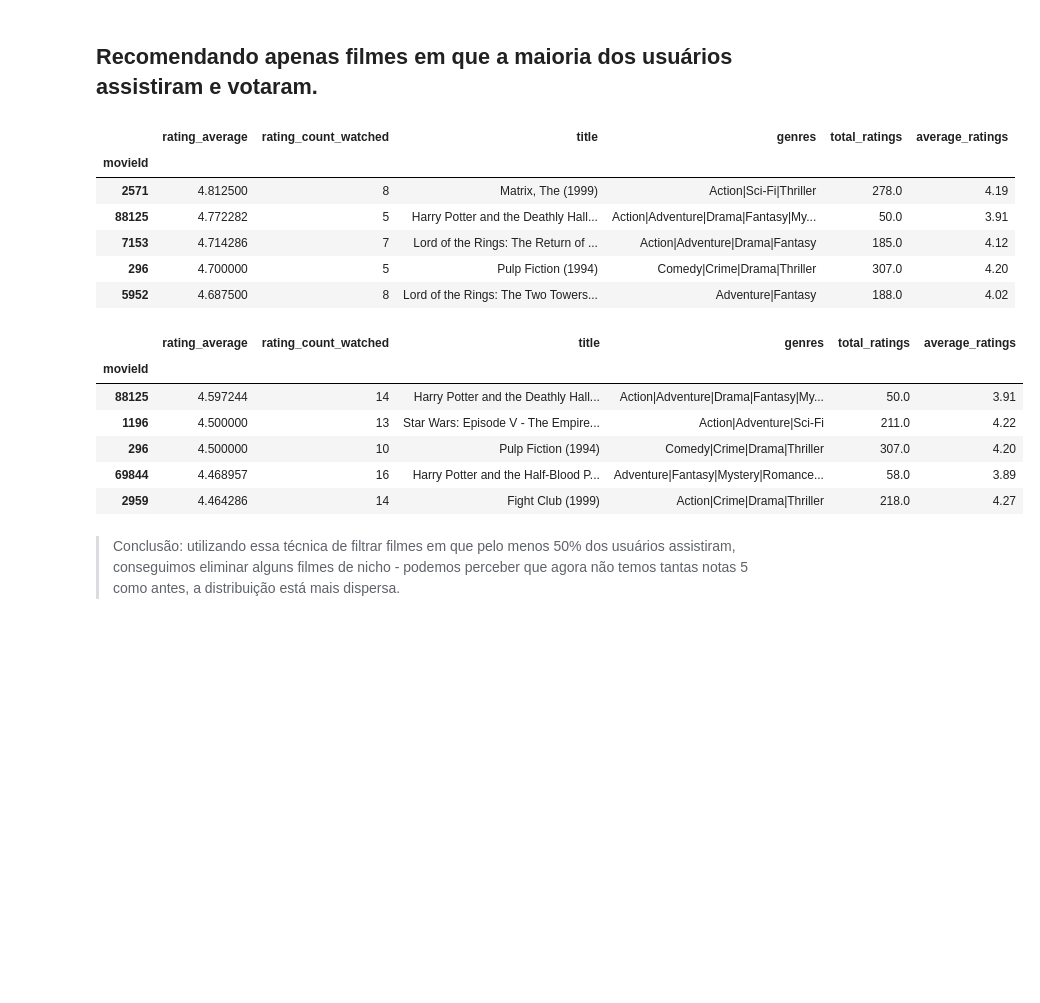
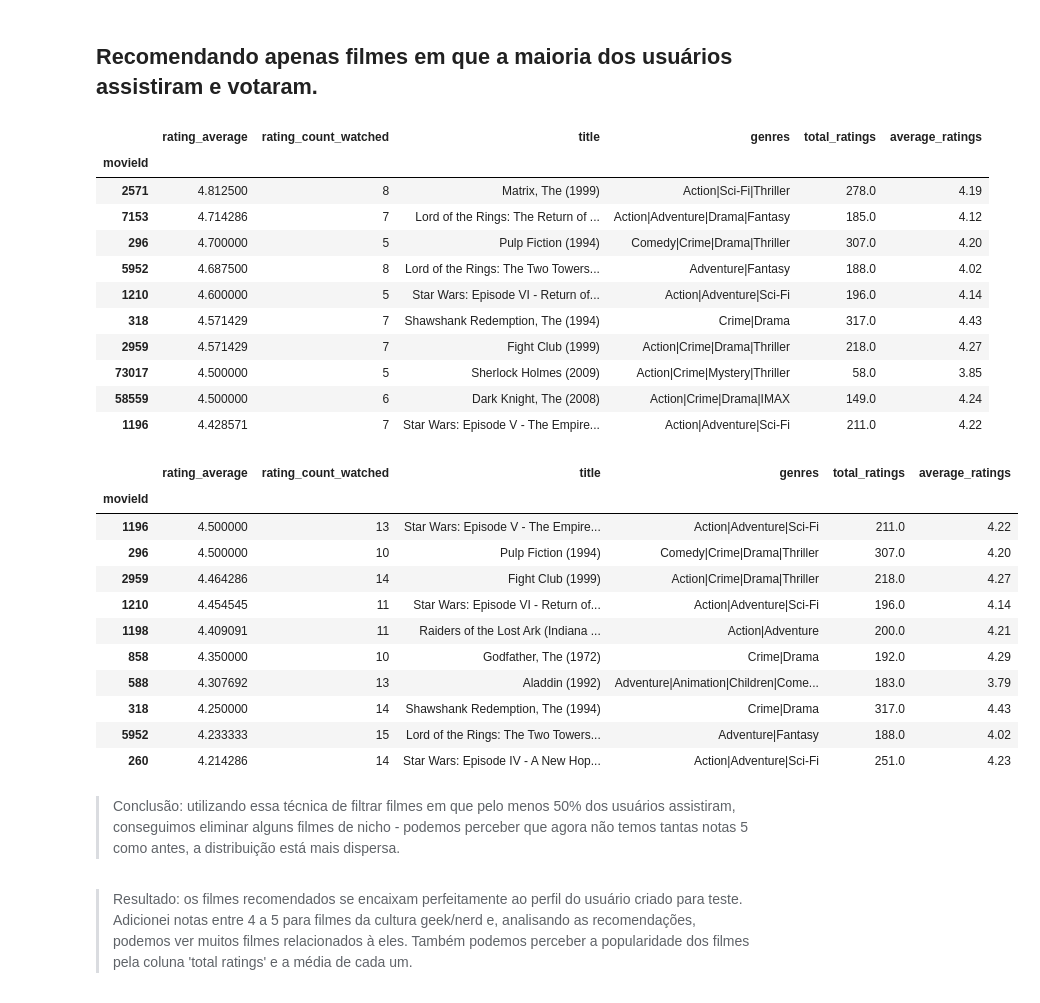
Before and after one commit to victor-hro/movie-recommender, a Jupyter notebook: heurísticas_e_KNN.ipynb, the cells around one changed output. Drawn from its saved outputs; the diff is of its cells as text; code cells hidden in the pictures; blank space fills up the shorter version.

```diff
--- a/heurísticas_e_KNN.ipynb
+++ b/heurísticas_e_KNN.ipynb
@@ -794,34 +794,41 @@ def recommender_to(user_id, n_users=None, k=10):
     recommendations = recommendations.query('rating_count_watched >= %.2f' % min_filter)
     recommendations = recommendations.sort_values('rating_average', ascending=False)     # recommender by average ratings of the users
 
+    # eliminating the watched movies and arranging descending by ratings
+    recommendations = recommendations.drop(watched, errors='ignore').sort_values('rating_average', ascending=False)
+
     return recommendations.join(df_movies)
-    # recommendations = recommendations.sort_values('rating', ascending=False)           # descending order
-
-
-    # # eliminating the watched movies and arranging descending by ratings
-    # recommendations = recommendations.drop(watched, errors='ignore').sort_values('rating', ascending=False)
-
-    # # join com o df_movies: ambos tem o filme como ID, iremos apenas registrar o título do filme em uma das colunas
-    # return recommendations.join(df_movies).head(k)
 # %%
-recommender_to(611, k=10).head()
+recommender_to(611, k=10).head(10)
 # %% [output]
 |  | rating_average | rating_count_watched | title | genres | total_ratings | average_ratings |
 | movieId |  |  |  |  |  |  |
 | 2571 | 4.812500 | 8 | Matrix, The (1999) | Action|Sci-Fi|Thriller | 278.0 | 4.19 |
-| 88125 | 4.772282 | 5 | Harry Potter and the Deathly Hall... | Action|Adventure|Drama|Fantasy|My... | 50.0 | 3.91 |
 | 7153 | 4.714286 | 7 | Lord of the Rings: The Return of ... | Action|Adventure|Drama|Fantasy | 185.0 | 4.12 |
 | 296 | 4.700000 | 5 | Pulp Fiction (1994) | Comedy|Crime|Drama|Thriller | 307.0 | 4.20 |
 | 5952 | 4.687500 | 8 | Lord of the Rings: The Two Towers... | Adventure|Fantasy | 188.0 | 4.02 |
+| 1210 | 4.600000 | 5 | Star Wars: Episode VI - Return of... | Action|Adventure|Sci-Fi | 196.0 | 4.14 |
+| 318 | 4.571429 | 7 | Shawshank Redemption, The (1994) | Crime|Drama | 317.0 | 4.43 |
+| 2959 | 4.571429 | 7 | Fight Club (1999) | Action|Crime|Drama|Thriller | 218.0 | 4.27 |
+| 73017 | 4.500000 | 5 | Sherlock Holmes (2009) | Action|Crime|Mystery|Thriller | 58.0 | 3.85 |
+| 58559 | 4.500000 | 6 | Dark Knight, The (2008) | Action|Crime|Drama|IMAX | 149.0 | 4.24 |
+| 1196 | 4.428571 | 7 | Star Wars: Episode V - The Empire... | Action|Adventure|Sci-Fi | 211.0 | 4.22 |
 # %%
-recommender_to(611, k=20).head()
+recommender_to(611, k=20).head(10)
 # %% [output]
 |  | rating_average | rating_count_watched | title | genres | total_ratings | average_ratings |
 | movieId |  |  |  |  |  |  |
-| 88125 | 4.597244 | 14 | Harry Potter and the Deathly Hall... | Action|Adventure|Drama|Fantasy|My... | 50.0 | 3.91 |
 | 1196 | 4.500000 | 13 | Star Wars: Episode V - The Empire... | Action|Adventure|Sci-Fi | 211.0 | 4.22 |
 | 296 | 4.500000 | 10 | Pulp Fiction (1994) | Comedy|Crime|Drama|Thriller | 307.0 | 4.20 |
-| 69844 | 4.468957 | 16 | Harry Potter and the Half-Blood P... | Adventure|Fantasy|Mystery|Romance... | 58.0 | 3.89 |
 | 2959 | 4.464286 | 14 | Fight Club (1999) | Action|Crime|Drama|Thriller | 218.0 | 4.27 |
+| 1210 | 4.454545 | 11 | Star Wars: Episode VI - Return of... | Action|Adventure|Sci-Fi | 196.0 | 4.14 |
+| 1198 | 4.409091 | 11 | Raiders of the Lost Ark (Indiana ... | Action|Adventure | 200.0 | 4.21 |
+| 858 | 4.350000 | 10 | Godfather, The (1972) | Crime|Drama | 192.0 | 4.29 |
+| 588 | 4.307692 | 13 | Aladdin (1992) | Adventure|Animation|Children|Come... | 183.0 | 3.79 |
+| 318 | 4.250000 | 14 | Shawshank Redemption, The (1994) | Crime|Drama | 317.0 | 4.43 |
+| 5952 | 4.233333 | 15 | Lord of the Rings: The Two Towers... | Adventure|Fantasy | 188.0 | 4.02 |
+| 260 | 4.214286 | 14 | Star Wars: Episode IV - A New Hop... | Action|Adventure|Sci-Fi | 251.0 | 4.23 |
 # %% [markdown]
 > Conclusão: utilizando essa técnica de filtrar filmes em que pelo menos 50% dos usuários assistiram, conseguimos eliminar alguns filmes de nicho - podemos perceber que agora não temos tantas notas 5 como antes, a distribuição está mais dispersa.
+# %% [markdown]
+> Resultado: os filmes recomendados se encaixam perfeitamente ao perfil do usuário criado para teste. Adicionei notas entre 4 a 5 para filmes da cultura geek/nerd e, analisando as recomendações, podemos ver muitos filmes relacionados à eles. Também podemos perceber a popularidade dos filmes pela coluna 'total ratings' e a média de cada um.
```
